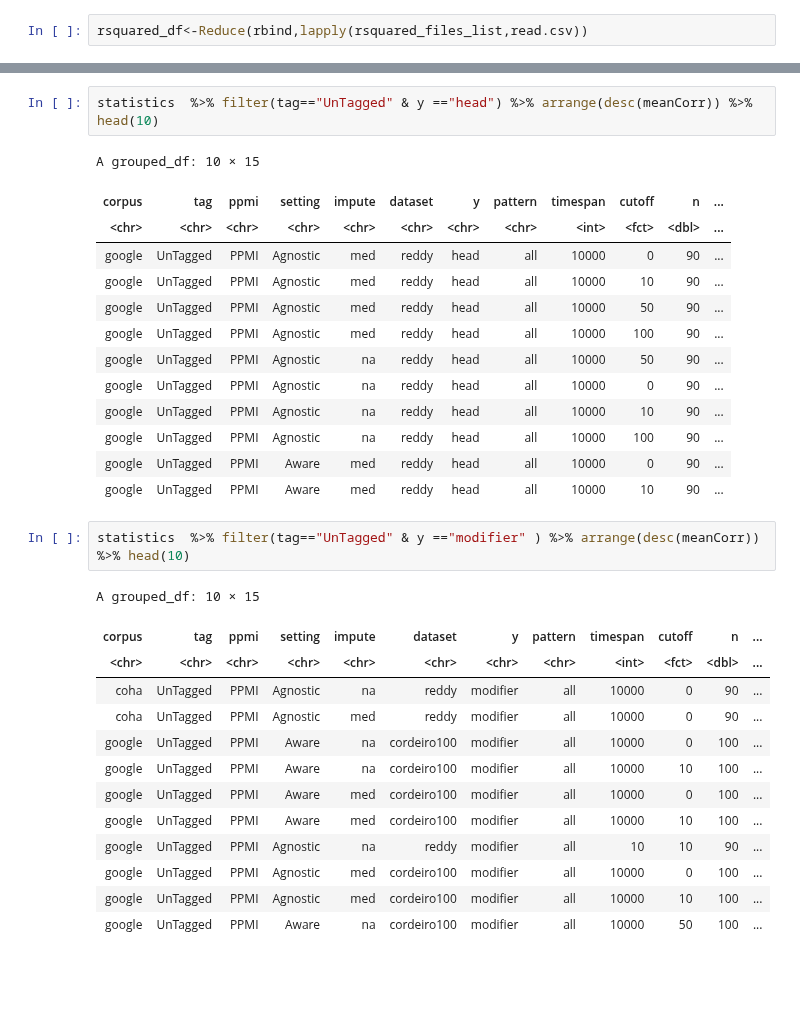
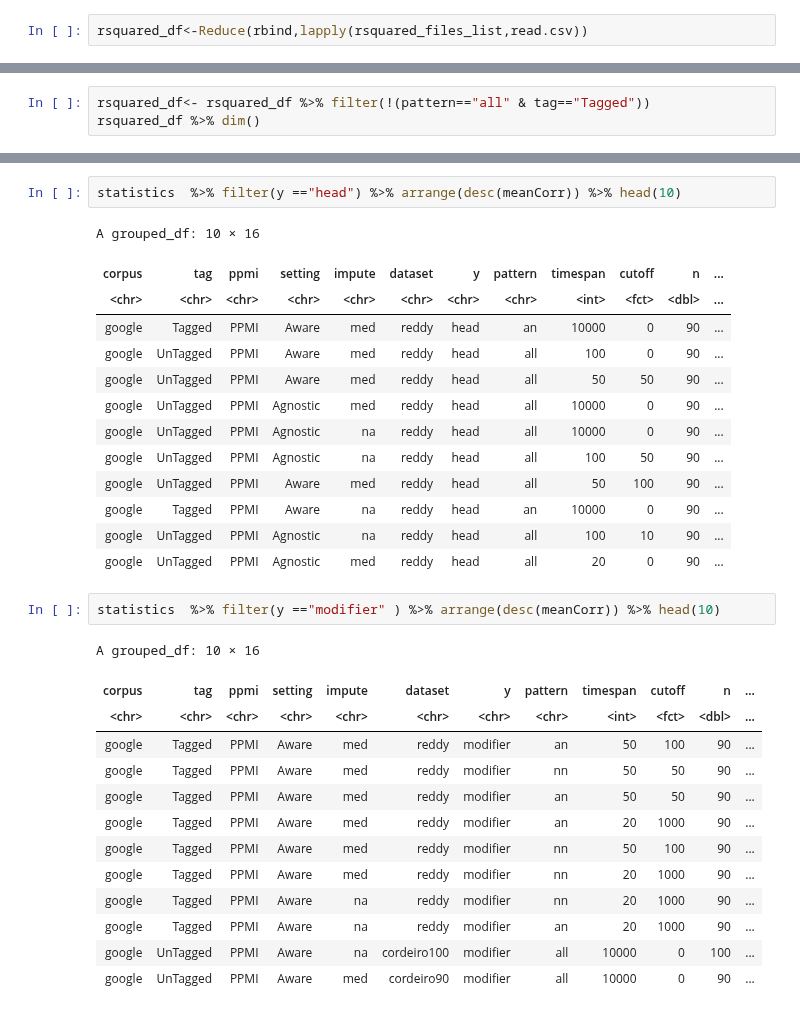
Before and after one commit to prajitdhar/Compounding, a Jupyter notebook: Regression_statistics.ipynb, the cells around one changed output, grey strips where cells are left out. Saved outputs shown, nothing was run; the diff lists cells and outputs as text; blank space fills up the shorter version.

Commit message:
fixed error for coha temporal variation calculation

```diff
--- a/Regression_statistics.ipynb
+++ b/Regression_statistics.ipynb
@@ -190,0 +257,3 @@ rsquared_df %>% dim()
+# %%
+rsquared_df<- rsquared_df %>% filter(!(pattern=="all" & tag=="Tagged"))
+rsquared_df %>% dim()
@@ -212,32 +284,32 @@ A grouped_df: 10 × 15
 # %%
-statistics  %>% filter(tag=="UnTagged" & y =="head") %>% arrange(desc(meanCorr)) %>% head(10)
+statistics  %>% filter(y =="head") %>% arrange(desc(meanCorr)) %>% head(10)
 # %% [output]
-A grouped_df: 10 × 15
+A grouped_df: 10 × 16
 | corpus | tag | ppmi | setting | impute | dataset | y | pattern | timespan | cutoff | n | ... |
 | <chr> | <chr> | <chr> | <chr> | <chr> | <chr> | <chr> | <chr> | <int> | <fct> | <dbl> | ... |
+| google | Tagged | PPMI | Aware | med | reddy | head | an | 10000 | 0 | 90 | ... |
+| google | UnTagged | PPMI | Aware | med | reddy | head | all | 100 | 0 | 90 | ... |
+| google | UnTagged | PPMI | Aware | med | reddy | head | all | 50 | 50 | 90 | ... |
 | google | UnTagged | PPMI | Agnostic | med | reddy | head | all | 10000 | 0 | 90 | ... |
-| google | UnTagged | PPMI | Agnostic | med | reddy | head | all | 10000 | 10 | 90 | ... |
-| google | UnTagged | PPMI | Agnostic | med | reddy | head | all | 10000 | 50 | 90 | ... |
-| google | UnTagged | PPMI | Agnostic | med | reddy | head | all | 10000 | 100 | 90 | ... |
-| google | UnTagged | PPMI | Agnostic | na | reddy | head | all | 10000 | 50 | 90 | ... |
 | google | UnTagged | PPMI | Agnostic | na | reddy | head | all | 10000 | 0 | 90 | ... |
-| google | UnTagged | PPMI | Agnostic | na | reddy | head | all | 10000 | 10 | 90 | ... |
-| google | UnTagged | PPMI | Agnostic | na | reddy | head | all | 10000 | 100 | 90 | ... |
-| google | UnTagged | PPMI | Aware | med | reddy | head | all | 10000 | 0 | 90 | ... |
-| google | UnTagged | PPMI | Aware | med | reddy | head | all | 10000 | 10 | 90 | ... |
+| google | UnTagged | PPMI | Agnostic | na | reddy | head | all | 100 | 50 | 90 | ... |
+| google | UnTagged | PPMI | Aware | med | reddy | head | all | 50 | 100 | 90 | ... |
+| google | Tagged | PPMI | Aware | na | reddy | head | an | 10000 | 0 | 90 | ... |
+| google | UnTagged | PPMI | Agnostic | na | reddy | head | all | 100 | 10 | 90 | ... |
+| google | UnTagged | PPMI | Agnostic | med | reddy | head | all | 20 | 0 | 90 | ... |
 # %%
-statistics  %>% filter(tag=="UnTagged" & y =="modifier" ) %>% arrange(desc(meanCorr)) %>% head(10)
+statistics  %>% filter(y =="modifier" ) %>% arrange(desc(meanCorr)) %>% head(10)
 # %% [output]
-A grouped_df: 10 × 15
+A grouped_df: 10 × 16
 | corpus | tag | ppmi | setting | impute | dataset | y | pattern | timespan | cutoff | n | ... |
 | <chr> | <chr> | <chr> | <chr> | <chr> | <chr> | <chr> | <chr> | <int> | <fct> | <dbl> | ... |
-| coha | UnTagged | PPMI | Agnostic | na | reddy | modifier | all | 10000 | 0 | 90 | ... |
-| coha | UnTagged | PPMI | Agnostic | med | reddy | modifier | all | 10000 | 0 | 90 | ... |
+| google | Tagged | PPMI | Aware | med | reddy | modifier | an | 50 | 100 | 90 | ... |
+| google | Tagged | PPMI | Aware | med | reddy | modifier | nn | 50 | 50 | 90 | ... |
+| google | Tagged | PPMI | Aware | med | reddy | modifier | an | 50 | 50 | 90 | ... |
+| google | Tagged | PPMI | Aware | med | reddy | modifier | an | 20 | 1000 | 90 | ... |
+| google | Tagged | PPMI | Aware | med | reddy | modifier | nn | 50 | 100 | 90 | ... |
+| google | Tagged | PPMI | Aware | med | reddy | modifier | nn | 20 | 1000 | 90 | ... |
+| google | Tagged | PPMI | Aware | na | reddy | modifier | nn | 20 | 1000 | 90 | ... |
+| google | Tagged | PPMI | Aware | na | reddy | modifier | an | 20 | 1000 | 90 | ... |
 | google | UnTagged | PPMI | Aware | na | cordeiro100 | modifier | all | 10000 | 0 | 100 | ... |
-| google | UnTagged | PPMI | Aware | na | cordeiro100 | modifier | all | 10000 | 10 | 100 | ... |
-| google | UnTagged | PPMI | Aware | med | cordeiro100 | modifier | all | 10000 | 0 | 100 | ... |
-| google | UnTagged | PPMI | Aware | med | cordeiro100 | modifier | all | 10000 | 10 | 100 | ... |
-| google | UnTagged | PPMI | Agnostic | na | reddy | modifier | all | 10 | 10 | 90 | ... |
-| google | UnTagged | PPMI | Agnostic | med | cordeiro100 | modifier | all | 10000 | 0 | 100 | ... |
-| google | UnTagged | PPMI | Agnostic | med | cordeiro100 | modifier | all | 10000 | 10 | 100 | ... |
-| google | UnTagged | PPMI | Aware | na | cordeiro100 | modifier | all | 10000 | 50 | 100 | ... |
+| google | UnTagged | PPMI | Aware | med | cordeiro90 | modifier | all | 10000 | 0 | 90 | ... |
```
Also changed, not shown: parts of 37 cells of this notebook, 5 other files.
